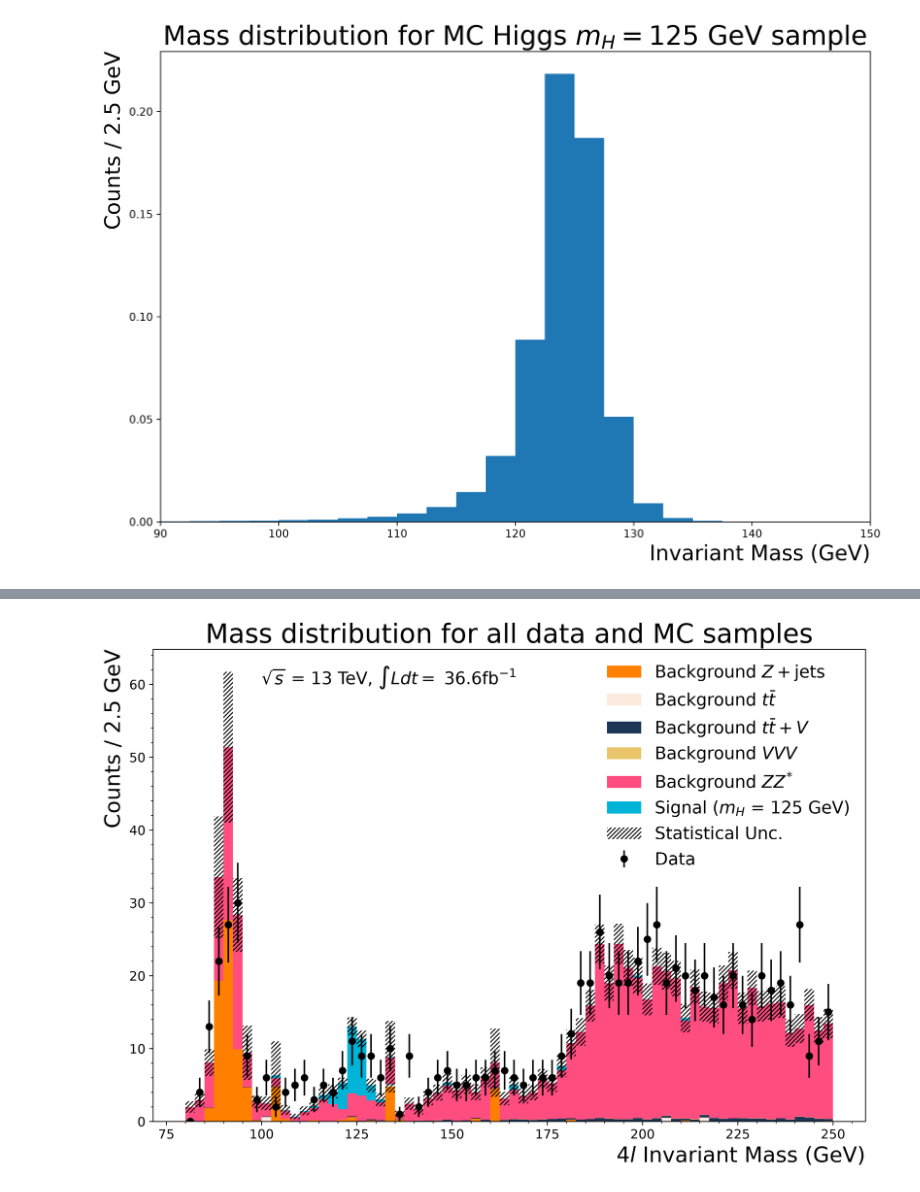
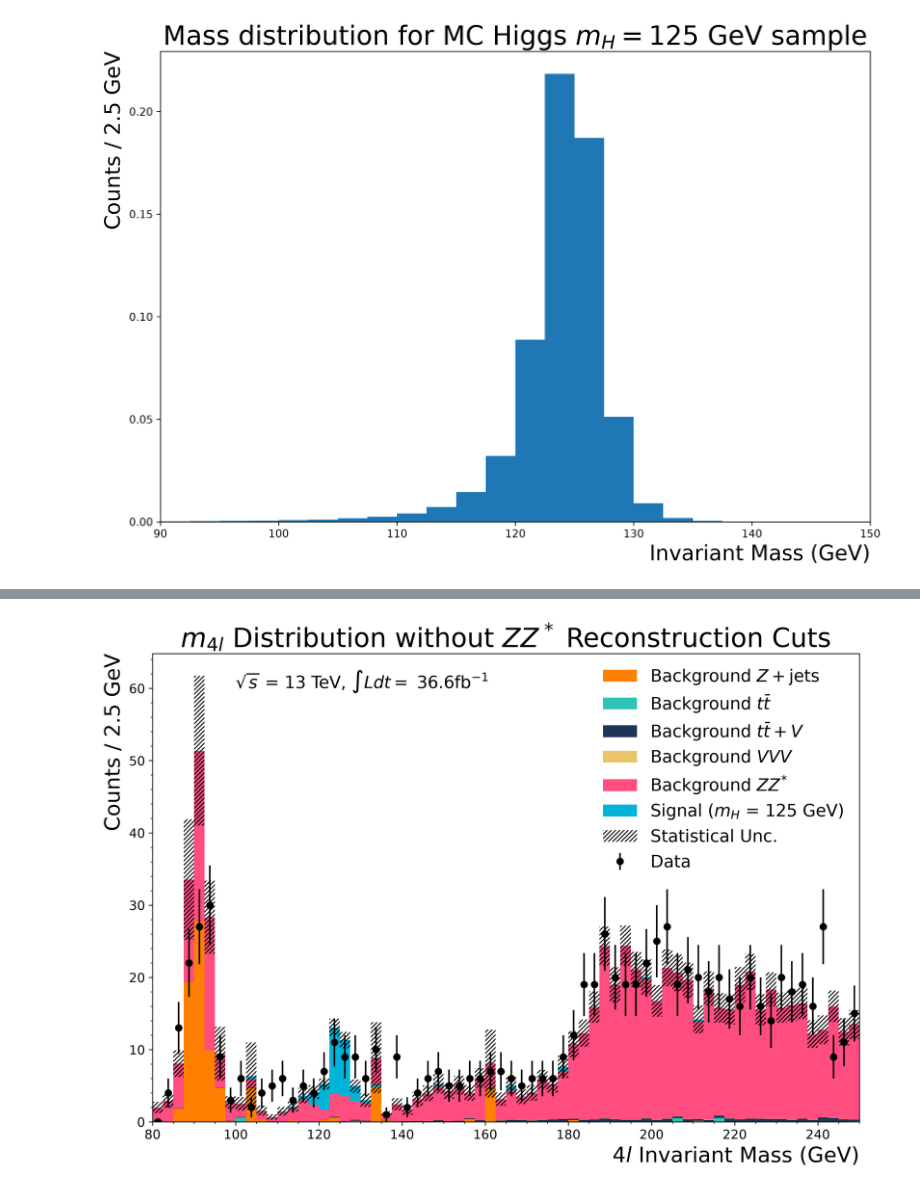
Before and after one commit to chrissellgrenbackup/intro-hep-project, a Jupyter notebook: higgs_analysis/HZZ_analysis.ipynb, the cells around one changed output, grey strips where cells are left out. Drawn from its saved outputs; the diff is of its cells as text; code cells hidden in the pictures.

Commit message:
working on Z plots

```diff
--- a/higgs_analysis/HZZ_analysis.ipynb
+++ b/higgs_analysis/HZZ_analysis.ipynb
@@ -193,7 +193,7 @@ def calc_mass(pt,eta,phi,E):
     return M
 
 # this one is only used in the Z1/Z2 reconstruction
-def calc_mass_2particles(pt,eta,phi,E):
+def calc_mass_2particles_old(pt,eta,phi,E):
     # first create a 4vec for each of the particles
     p4 = v.zip({"pt":pt,"eta":eta,"phi":phi,"E":E})
     # note that these 4-mom vectors are are indexed with one index instead of a slice
@@ -201,6 +201,15 @@ def calc_mass_2particles(pt,eta,phi,E):
     p4_sum = p4[0] + p4[1]
     M = p4_sum.M
     return M
+
+# this is faster than constructing vector objects
+def calc_mass_2particles(pt, eta, phi, E):
+    px = pt[0]*np.cos(phi[0]) + pt[1]*np.cos(phi[1])
+    py = pt[0]*np.sin(phi[0]) + pt[1]*np.sin(phi[1])
+    pz = pt[0]*np.sinh(eta[0]) + pt[1]*np.sinh(eta[1])
+    Esum = E[0] + E[1]
+    m2 = Esum**2 - px**2 - py**2 - pz**2
+    return np.sqrt(max(m2, 0))
 # %% [markdown]
 # Notes on upgrading cuts to include Z1/Z2 SFOS pair reconstruction
 
@@ -242,7 +251,8 @@ def cut_Z1Z2(lep_pt,lep_eta,lep_phi,lep_E,lep_charge,lep_type):
             sfos_pairs.append(tuple)
 
     # cut event if we don't have 2 good pairs
-    if len(sfos_pairs) < 2: cutbool = False
+    if len(sfos_pairs) < 2:
+        return False, 9999, 9999
 
     # sfos_pairs should either have 2 entries (2e2mu events) or 3 entries (4e/4mu events)
     # for the 2e2mu case, i only have 1 way to partition the 4l into non-overlapping SFOS pairs
@@ -823,7 +1153,10 @@ Text(0.5, 1.0, 'Mass distribution for all data samples')
 # %%
-# Now make plots with data and MC
+# Plot before Z mass window cuts
 
-# don't need to histogram the MC data because we are plotting them as hist, use plt.hist
+# data plots
+data_x = ak.to_numpy(allinfo_nozcut['Data']['mass'])
+data_y,_ = np.histogram(data_x,bins=binlist)
+data_y_err = np.sqrt(data_y) # statistical error use poisson uncertainty
 
 fig, ax = plt.subplots(figsize=(12,8),dpi=300)
 # make lists for the different MC samples for each of the attributes needed for plotting
@@ -839,13 +1172,13 @@ mc_colors = ["#FF8000", '#2EC4B6', '#118AB2']
 mc_colors = ["#F8B200", '#FF4D80', '#023047']
 mc_colors = ['#F15BB5', '#E76F51', '#2A9D8F']
 mc_colors = ['#D8E2DC', '#FFE5D9', '#D2B7E5', '#9DB4C0', '#F4A261', '#0077B6']
-mc_colors = ['#FF8000', '#FCEADE', '#1D3557', '#E9C46A', '#FF4D80', '#00B4D8']
+mc_colors = ['#FF8000', '#2EC4B6', '#1D3557', '#E9C46A', '#FF4D80', '#00B4D8']
 for s in allsamples:
     if s != 'Data': # just MC samples
         # make numpy lists of the mass+weights
-        thismc_mass = ak.to_numpy(allinfo[s]['mass'])
+        thismc_mass = ak.to_numpy(allinfo_nozcut[s]['mass'])
         mc_masses.append(thismc_mass)
-        thismc_weights = ak.to_numpy(allinfo[s]['totalWeight'])
+        thismc_weights = ak.to_numpy(allinfo_nozcut[s]['totalWeight'])
         mc_weights.append(thismc_weights)
         #mc_colors.append(allsamples[s]['color'])
         mc_labels.append(s)
@@ -866,33 +1199,34 @@ mc_height_sum = mc_hist[0][-1]
 # concatenate all mc weights and mass into long list
 mc_weights_all = np.concatenate(mc_weights)
 mc_masses_all = np.concatenate(mc_masses)
 # the total variance per bin is the weight^2
 # so histogram the masses with weight^2
 mc_var_hist = np.histogram(mc_masses_all,bins=binlist, weights=mc_weights_all**2)
 # np hist returns tuple, first element is bin height
 mc_err = np.sqrt(mc_var_hist[0])
 
 # plot mc errorbars
 # calc the bottom of the bar with the height of the total mc
 ax.bar(bincenters,height=mc_err*2,bottom=(mc_height_sum-mc_err),
        hatch='//////',color='none',alpha=0.5,width=stepsize,label="Statistical Unc.")
 
 
 #TODO - find better text for labeling plot
 ax.errorbar(bincenters,data_y,yerr=data_y_err,fmt='o',color='black',label='Data')
 
 #TODO - explain plot, think about discrepencies between data and MC bg predictions
 #TODO - also think about the luminosity
 
 ax.set_xlabel(r"$4l$ Invariant Mass (GeV)",x=1,horizontalalignment ='right',fontsize=20)
 ax.set_ylabel(f'Counts / {stepsize} GeV',y=1,horizontalalignment ='right',fontsize=20)
-ax.set_title("Mass distribution for all data and MC samples",fontsize=25)
+ax.set_title(r"$m_{4l}$ Distribution without $ZZ^*$ Reconstruction Cuts",fontsize=25)
 ax.legend(frameon=False,fontsize=16)
 ax.xaxis.set_minor_locator(AutoMinorLocator())
 ax.yaxis.set_minor_locator(AutoMinorLocator())
 plt.xticks(fontsize=12)
 plt.yticks(fontsize=12)
 plt.text(100,60,r'$\sqrt{s}$ = 13 TeV, $\int L dt =$ 36.6fb$^{-1}$',fontsize=16)
-plt.savefig("higssplot_sepbg.png")
+plt.xlim(80,250)
+plt.savefig("plots/massspec_nozcuts.png")
 # %% [output]
-[figure, old version]
+[figure, new version]
```
Also changed, not shown: parts of 13 cells of this notebook.
